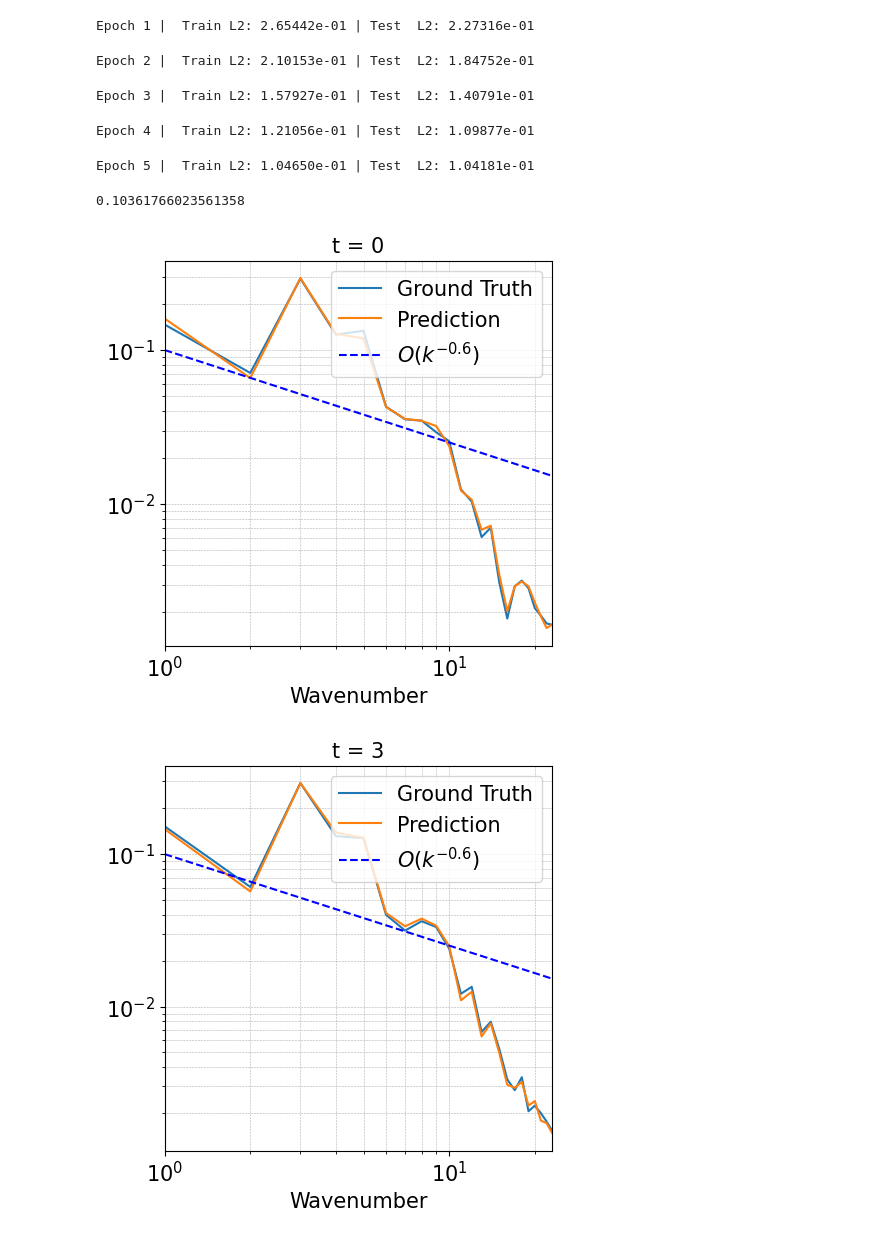
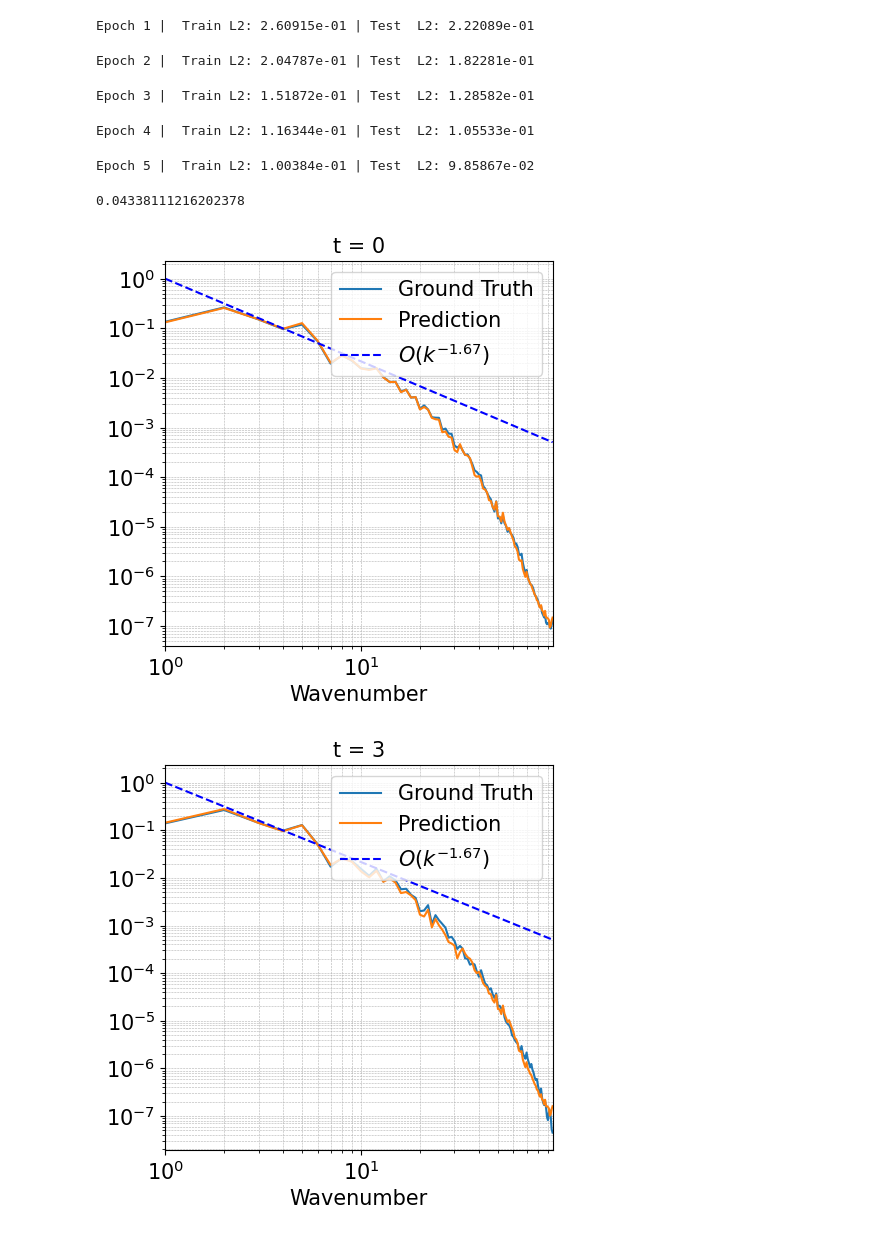
Before and after one commit to scaomath/torch-cfd, a Jupyter notebook: examples/ex2_SFNO_5ep_spectra.ipynb, the cells around one changed output. Saved outputs shown, nothing was run; the diff lists cells and outputs as text; code cells hidden in the pictures.

```diff
--- a/examples/ex2_SFNO_5ep_spectra.ipynb
+++ b/examples/ex2_SFNO_5ep_spectra.ipynb
@@ -37,17 +36,7 @@ modes_t = 5
 width = 10
 
 
-model_name = (
-    "sfno_v1e3_N"
-    + str(Ntrain)
-    + "_ep"
-    + str(epochs)
-    + "_m"
-    + str(modes)
-    + "_w"
-    + str(width)
-    + ".pt"
-)
+model_name = f"sfno_v1e3_ep{epochs}_m{modes}_w{width}.pt"
 path_model = os.path.join(MODEL_PATH, model_name)
 print(model_name)
 # %% [output]
@@ -75,7 +64,7 @@ scheduler = torch.optim.lr_scheduler.OneCycleLR(
     optimizer,
     max_lr=learning_rate,
     div_factor=1e3,
-    final_div_factor=1e4,
+    final_div_factor=1e3,
     steps_per_epoch=len(train_loader),
     epochs=epochs,
 )
@@ -88,7 +77,7 @@ for ep in range(epochs):
     model.train()
     train_l2 = 0
 
-    with tqdm(total=len(train_loader)) as pbar:
+    with tqdm(total=len(train_loader), delay=1) as pbar:
         for i, data in enumerate(train_loader):
             l2 = train_batch_ns(
                 model,
@@ -120,11 +109,11 @@ for ep in range(epochs):
         f"Test  L2: {test_l2:.5e}\n",
     )
 # %% [output]
-Epoch 1 |  Train L2: 2.65442e-01 | Test  L2: 2.27316e-01
+Epoch 1 |  Train L2: 2.60915e-01 | Test  L2: 2.22089e-01
-Epoch 2 |  Train L2: 2.10153e-01 | Test  L2: 1.84752e-01
+Epoch 2 |  Train L2: 2.04787e-01 | Test  L2: 1.82281e-01
-Epoch 3 |  Train L2: 1.57927e-01 | Test  L2: 1.40791e-01
+Epoch 3 |  Train L2: 1.51872e-01 | Test  L2: 1.28582e-01
-Epoch 4 |  Train L2: 1.21056e-01 | Test  L2: 1.09877e-01
+Epoch 4 |  Train L2: 1.16344e-01 | Test  L2: 1.05533e-01
-Epoch 5 |  Train L2: 1.04650e-01 | Test  L2: 1.04181e-01
+Epoch 5 |  Train L2: 1.00384e-01 | Test  L2: 9.85867e-02
 # %%
 torch.cuda.empty_cache()
 model = SFNO(modes, modes, modes_t, width).to(device)
@@ -132,14 +121,23 @@ model.load_state_dict(torch.load(path_model))
 preds = []
 gt_solns = []
 test_l2_all = []
+
+test_path = os.path.join(
+    DATA_PATH, "McWilliams2d_fp64_256x256_N16_v1e-3_T100.pt"
+)
+test_dataset = BochnerDataset(datapath=test_path,
+                              n_samples=16,
+                              steps=T,
+                              train=False)
 test_loader = DataLoader(test_dataset, batch_size=1, shuffle=False)
+n_test = 256
 loss_func = SobolevLoss(n_grid=n, norm_order=0, time_average=True, relative=True)
 
 with torch.no_grad():
     model.eval()
     for i, (x, y) in enumerate(test_loader):
         x, y = x[fs].to(device), y[fs].to(device)
-        out, _ = model(x)
+        out = model(x)
 
         preds.append(out)
         gt_solns.append(y)
@@ -151,21 +149,21 @@ preds = torch.cat(preds, dim=0)
 gt_solns = torch.cat(gt_solns, dim=0)
 print(np.mean(test_l2_all))
 # %% [output]
-0.10361766023561358
+0.04338111216202378
 # %%
-from fno.visualizations import plot_enstrophy_spectrum
+from sfno.visualizations import plot_enstrophy_spectrum
 idx = np.random.randint(0, Ntest)
 
 for t in range(0, T, 3):
     plot_enstrophy_spectrum(
         [gt_solns[idx, ..., t].cpu(),
         preds[idx, ..., t].cpu()],
-        h=2 * np.pi / n,
+        h=2 * np.pi / n_test,
         labels=["Ground Truth", "Prediction"],
         title=f"t = {t}",
-        factor=1e-1,
-        slope=3/5
+        factor=1,
+        slope=5/3
     )
 # %% [output]
-[figure, old version]
+[figure, new version]
-[figure, old version]
+[figure, new version]
```
Also changed, not shown: parts of 4 cells of this notebook, 1 other file.
